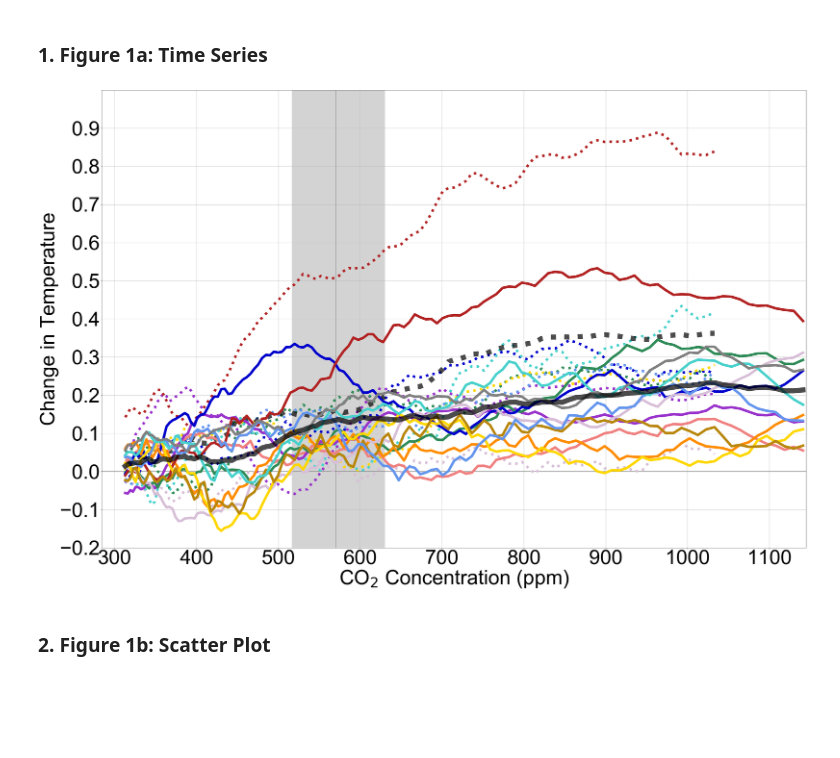
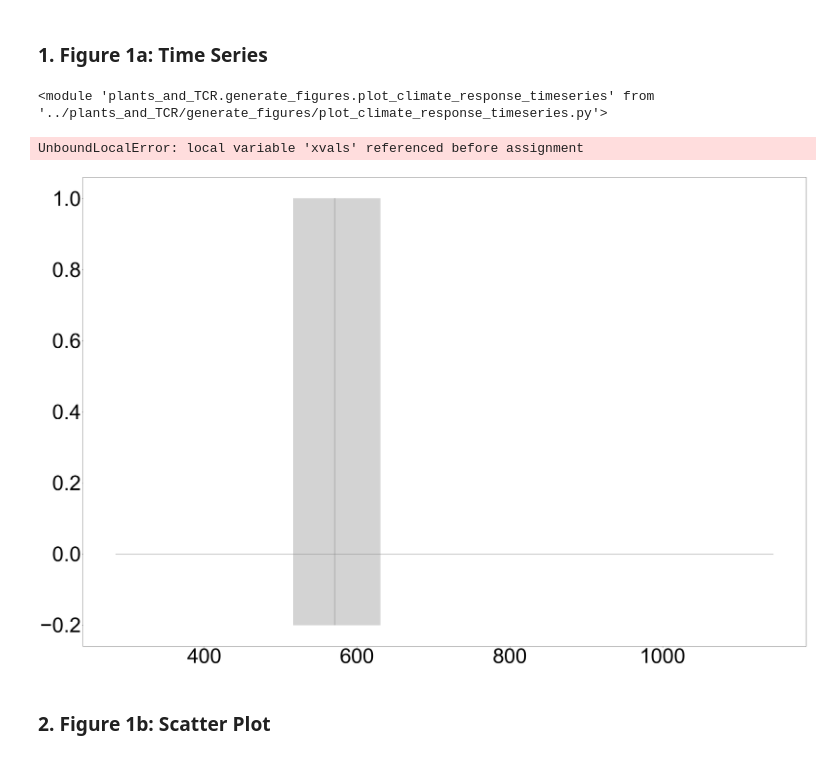
Before and after one commit to czarakas/plant_physiology_and_TCR, a Jupyter notebook: replicate_figures/Figure_1.ipynb, the cells around one changed output. Cells and saved outputs as stored; diff of their text form; code cells hidden in the pictures; blank space fills up the shorter version.

Commit message:
Cleaned figure-making files

```diff
--- a/replicate_figures/Figure_1.ipynb
+++ b/replicate_figures/Figure_1.ipynb
@@ -46,8 +46,8 @@ rc('font',**{'family':'sans-serif','sans-serif':['Arial']})
 ### Calculate TCRs
 # %%
 importlib.reload(calculate_tcr_time_series)
-TCR_DICT = calculate_tcr_time_series.create_tcr_datasets(tcr_types=['TOT-RAD','TOT'],
+TCR_DICT = calculate_tcr_time_series.create_tcr_datasets(tcr_types=['TOT-RAD','TOT', 'RAD','PHYS'],
                                                          average_types=['global'],
                                                          save_tcr_dict=True,
-                                                         recalculate_TCRs=True)
+                                                         recalculate_TCRs=False)
 # %% [output]
@@ -103,16 +62,22 @@ BCC-CSM2-MR
 ### 1. Figure 1a: Time Series
 # %%
 from plants_and_TCR.generate_figures import plot_climate_response_timeseries
+import importlib
+importlib.reload(plot_climate_response_timeseries)
+# %% [output]
+<module 'plants_and_TCR.generate_figures.plot_climate_response_timeseries' from '../plants_and_TCR/generate_figures/plot_climate_response_timeseries.py'>
 # %%
 fig = plot_climate_response_timeseries.plot_climate_response_timeseries(averageType='global',
-                                                                        tcr_type='TOT-RAD',
+                                                                        tcr_type='FULL-RAD',
                                                                         ylims=[-0.2,1.0],
                                                                         plttitle='TempChange',
                                                                         tcr_dict=TCR_DICT,
                                                                         legend_on=False,
-                                                                        filepath=None)#PATH_FIGURES+'Figure1a_TimeSeries_delta_T_phys')
+                                                                        dt=0.5,
+                                                                        filepath=PATH_FIGURES+'FULL_RAD_TCR')#PATH_FIGURES+'Figure1a_TimeSeries_delta_T_phys')
 # %% [output]
+UnboundLocalError: local variable 'xvals' referenced before assignment
-[figure, old version]
+[figure, new version]
 # %% [markdown]
 ### 2. Figure 1b: Scatter Plot
 # %%
```
Also changed, not shown: parts of 1 cell of this notebook, 7 other files.
